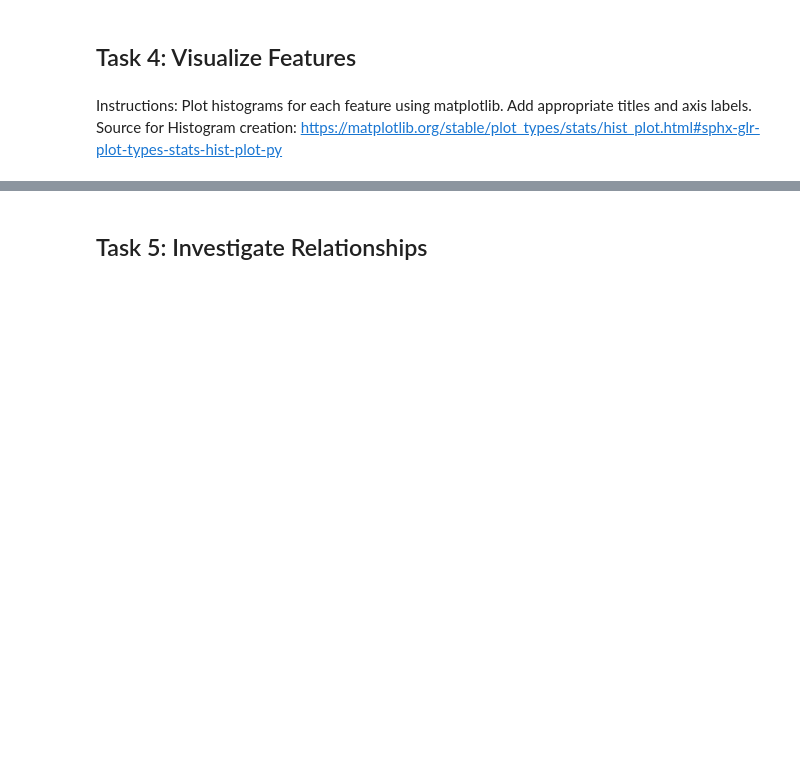
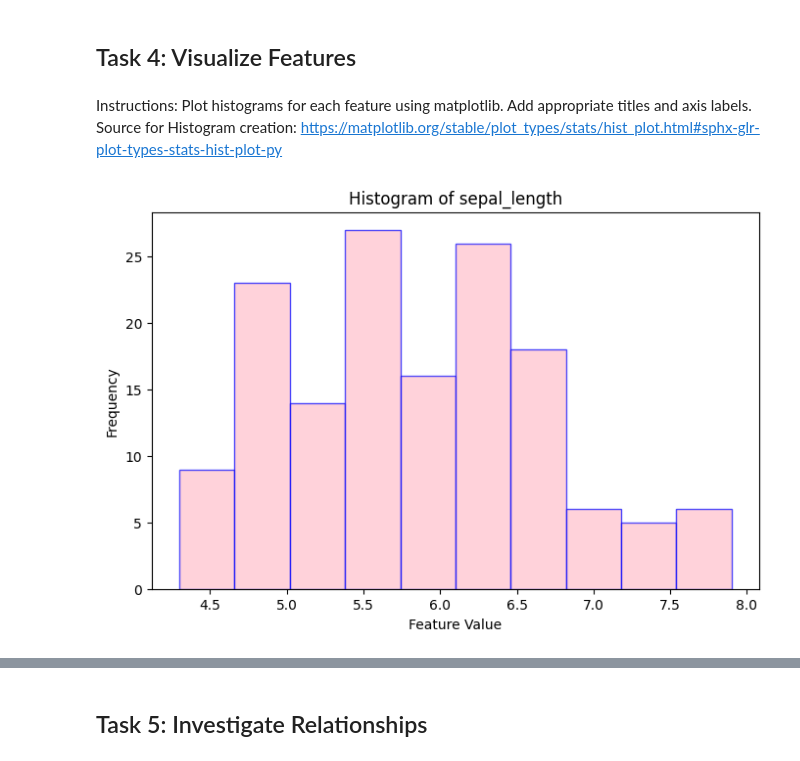
Before and after one commit to NibnabCodes/principles_of_data_analytics, a Jupyter notebook: tasks.ipynb, the cells around one changed output, grey strips where cells are left out. Saved outputs shown, nothing was run; the diff lists cells and outputs as text; code cells hidden in the pictures; blank space fills up the shorter version.

```diff
--- a/tasks.ipynb
+++ b/tasks.ipynb
@@ -579,0 +564,24 @@ import numpy as np
+# %%
+# sepal_length Histogram
+
+# Import matplotlib & PANDAS
+# Import & load dataset
+
+# Select the feature/column to plot
+feature = df["sepal_length"]
+
+# Create the histogram
+plt.figure(figsize=(8, 5)) # Sets hist size
+plt.hist(feature, bins=10, color='pink', edgecolor='blue', alpha=0.7)
+
+# Add title & labels to axis
+plt.xlabel("Feature Value")
+plt.ylabel("Frequency")
+plt.title("Histogram of sepal_length")
+
+# Show the plot
+plt.show()
+
+# Source: https://chatgpt.com/share/67c8d1e3-e58c-8011-ba8d-42654ba25576
+# %% [output]
+[figure, added]
```
Also changed, not shown: parts of 7 cells of this notebook.
